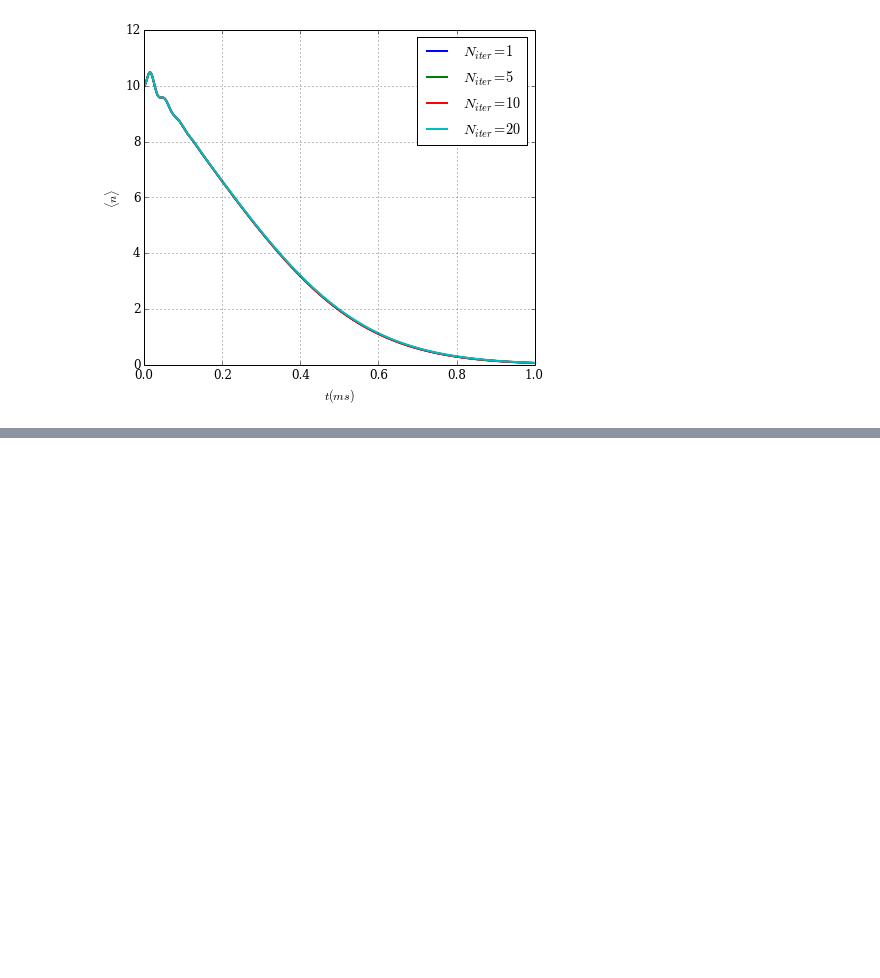
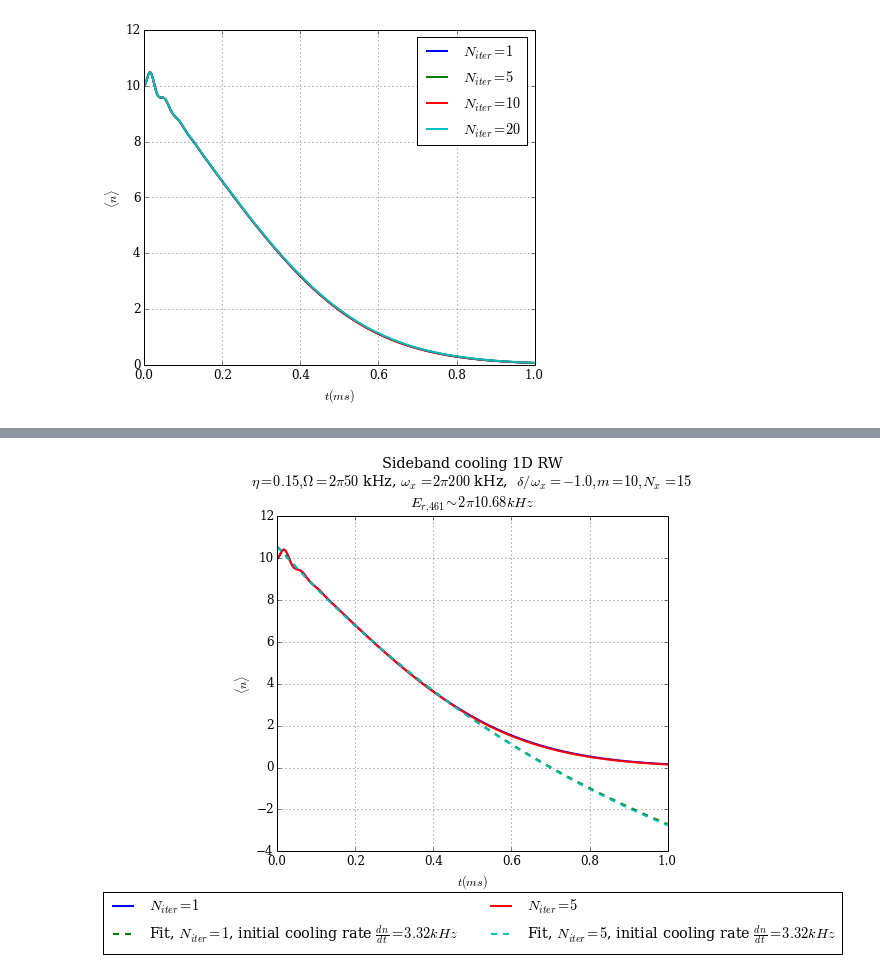
Before and after one commit to caridlin/SidebandCooling3D, a Jupyter notebook: Sideband cooling 1D.ipynb, the cells around one changed output, grey strips where cells are left out. Saved outputs shown, nothing was run; the diff lists cells and outputs as text; code cells hidden in the pictures; blank space fills up the shorter version.

```diff
--- a/Sideband cooling 1D.ipynb
+++ b/Sideband cooling 1D.ipynb
@@ -181,0 +267,83 @@ ax1.grid(1)
+# %%
+# Fitting to get the cooling rate
+from scipy.optimize import curve_fit
+
+def f(x, a, b, c):
+    return a * exp(-2 * pi * b * x) + c
+
+import timeit
+from numpy import linspace, arange, divide, sqrt,exp
+from scipy import stats
+
+Nx = 15   # Dimension of x-harmonic oscillator
+m = 10
+omega_x = 2* pi * 200   # In units of kHz
+delta = -2 * pi * 200   # In units of kHz
+omega = 2 * pi * 50    # In units of kHz
+gamma = 2 * pi * 7      # In units of kHz
+eta = 0.15
+g = basis(2,0)          # Ground state
+e = basis(2,1)          # Excited state
+x = fock(Nx, m)        # x-harmonic oscillator
+
+# Recoil energy of the blue
+Recoil_461 = (hbar * 2 * pi / (461E-9)) ** 2 / (hbar * 2 * M88 * 1000)
+#print(Recoil_461)
+
+# Destruction operators in 1d
+a_x = destroy(Nx)
+
+# H_eff / hbar, otherwise too small, too many floats
+H = tensor(omega_x * (a_x.dag() * a_x + 0.5), qeye(2)) - tensor(qeye(Nx), 0.5 * delta * sigmaz()) + omega * 0.5 * (tensor((1j * eta * (a_x + a_x.dag())).expm(), sigmap()) + tensor((-1j * eta * (a_x + a_x.dag())).expm(), sigmam()))
+
+# Wavefunction in 1d, start from all in ground state
+psi0 = tensor(x, g)
+
+# Randomly generate u from dipole distribution
+du = 0.01
+u_ = arange(-1, 1, du)
+# Two differnt dipole radiation patterns give the same result
+# p = [3 / 4 * u__ ** 2 for u__ in u_]
+p = [3 / 8 * (1 + u__) ** 2 for u__ in u_]
+p = divide(p, sum(p))
+dipole = stats.rv_discrete(name = 'custm', values = (range(len(p)), p))
+
+dt = 1    # Time length
+times = linspace(0.0, dt, 1000)
+# N_iter = [1, 5, 10, 20]
+N_iter = [1, 5]
+# N_iter = [1]
+
+import matplotlib.gridspec as gridspec
+figure = plt.figure(figsize=(7, 6))
+gs = gridspec.GridSpec(1, 1)
+gs.update(wspace=0.3,hspace=0.4)
+ax1 = plt.subplot(gs[0,0])
+start = timeit.default_timer()
+
+for N_iter_ in N_iter:
+    idx = dipole.rvs(size = N_iter_)
+    u = u_[idx]
+    q = p[idx]
+    q = divide(q, sum(q))
+    q = sqrt(q)
+    print(u, q)
+    result = mesolve(H, psi0, times, [sqrt(gamma) * q[i] * tensor((1j * u[i] * eta * (a_x + a_x.dag())).expm(), sigmam()) for i in range(len(u))], [tensor(a_x.dag() * a_x, qeye(2))])
+    ax1.plot(result.times, result.expect[0], label = '$N_{iter} = %d$' % (N_iter_), linewidth = 2, linestyle = '-');
+    popt, pcov = curve_fit(f, result.times[: 500], result.expect[0][: 500])
+    avg_fit = f(times, *popt)
+    #print(pcov)
+    ax1.plot(times, avg_fit, label = r'Fit, $N_{iter} = %d$, initial cooling rate $\frac{dn}{dt} = %.2f kHz$' % (N_iter_, popt[0] * popt[1]), linewidth = 2, linestyle = '--');
+    stop = timeit.default_timer()
+    print(stop - start)     # Time spent in seconds
+
+ax1.set_xlabel("$t (ms)$")
+ax1.set_ylabel(r"$\langle n \rangle$")
+#ax1.legend(loc = 1)
+ax1.legend(loc='upper center', bbox_to_anchor=(0.5, -0.1),  ncol = 2)
+ax1.set_title('Sideband cooling 1D RW\n'+
+           '$\eta = %.2f, \Omega = 2\pi %d$ kHz, $\omega_x = 2\pi %d$ kHz,  $\delta / \omega_x = %.1f, m=%d, N_x=%d$ \n' % (eta, omega / (2 * pi), omega_x / (2 * pi), delta / omega_x, m, Nx)
+            + '$E_{r, 461} \sim 2\pi %.2f kHz$' % (Recoil_461 / (2 * pi)))
+ax1.grid(1)
+#plt.savefig('Sideband_cooling_1D_RW_1.svg')
+# %% [output]
@@ -181,0 +355 @@ ax1.grid(1)
+[figure, added]
```
Also changed, not shown: parts of 4 cells of this notebook, 6 other files.
